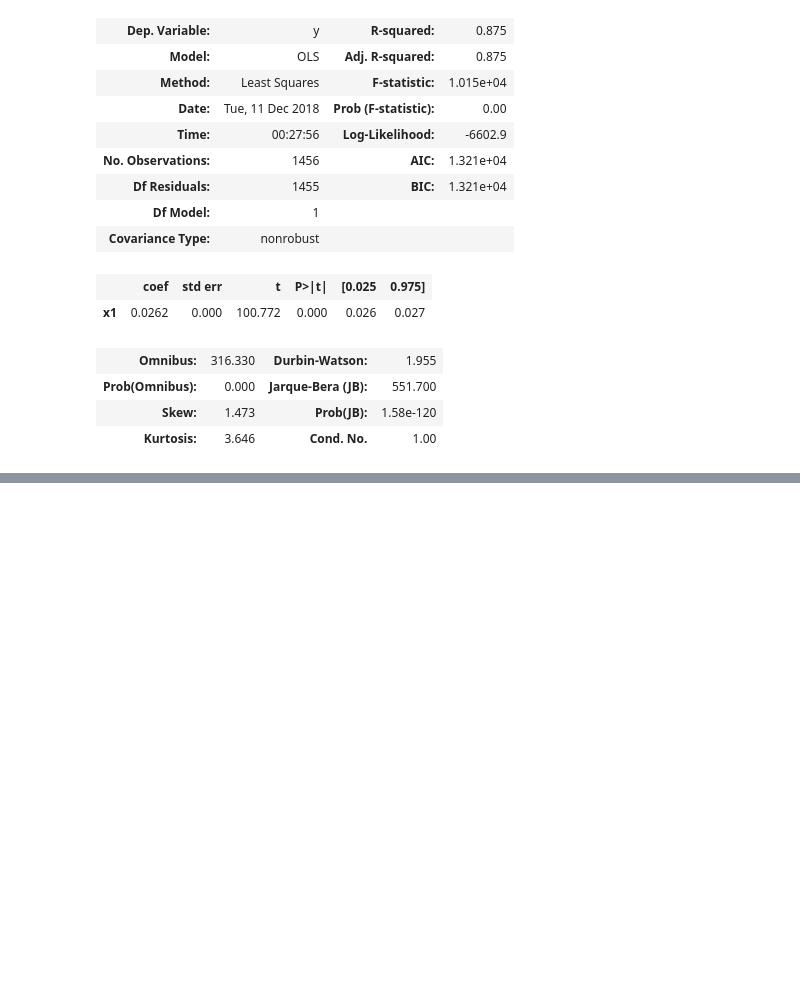
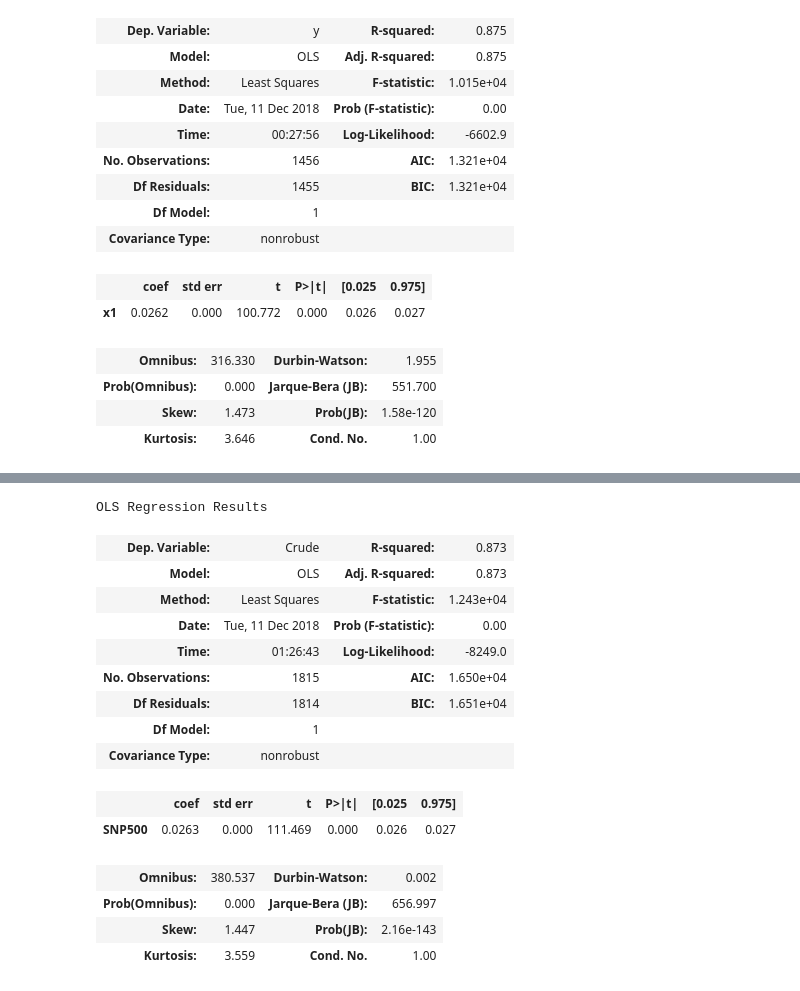
Before and after one commit to asharvi1/SNP500_Crude, a Jupyter notebook: test.ipynb, the cells around one changed output, grey strips where cells are left out. Drawn from its saved outputs; the diff is of its cells as text; code cells hidden in the pictures; blank space fills up the shorter version.

```diff
--- a/test.ipynb
+++ b/test.ipynb
@@ -243,0 +248,2 @@ OLS Regression Results
+# %%
+df_linear_t5 = df_linear_t5.transpose()
@@ -243,0 +259,25 @@ OLS Regression Results
+# %%
+df_linear_t5 = df_linear_t5.dropna()
+# %%
+model = sm.OLS(df_linear_t5['Crude'], df_linear_t5['SNP500'])
+# %%
+results = model.fit()
+# %%
+results.summary()
+# %% [output]
+OLS Regression Results
+| Dep. Variable: | Crude | R-squared: | 0.873 |
+| Model: | OLS | Adj. R-squared: | 0.873 |
+| Method: | Least Squares | F-statistic: | 1.243e+04 |
+| Date: | Tue, 11 Dec 2018 | Prob (F-statistic): | 0.00 |
+| Time: | 01:26:43 | Log-Likelihood: | -8249.0 |
+| No. Observations: | 1815 | AIC: | 1.650e+04 |
+| Df Residuals: | 1814 | BIC: | 1.651e+04 |
+| Df Model: | 1 |  |  |
+| Covariance Type: | nonrobust |  |  |
+|  | coef | std err | t | P>|t| | [0.025 | 0.975] |
+| SNP500 | 0.0263 | 0.000 | 111.469 | 0.000 | 0.026 | 0.027 |
+| Omnibus: | 380.537 | Durbin-Watson: | 0.002 |
+| Prob(Omnibus): | 0.000 | Jarque-Bera (JB): | 656.997 |
+| Skew: | 1.447 | Prob(JB): | 2.16e-143 |
+| Kurtosis: | 3.559 | Cond. No. | 1.00 |
```
Also changed, not shown: parts of 3 cells of this notebook.
